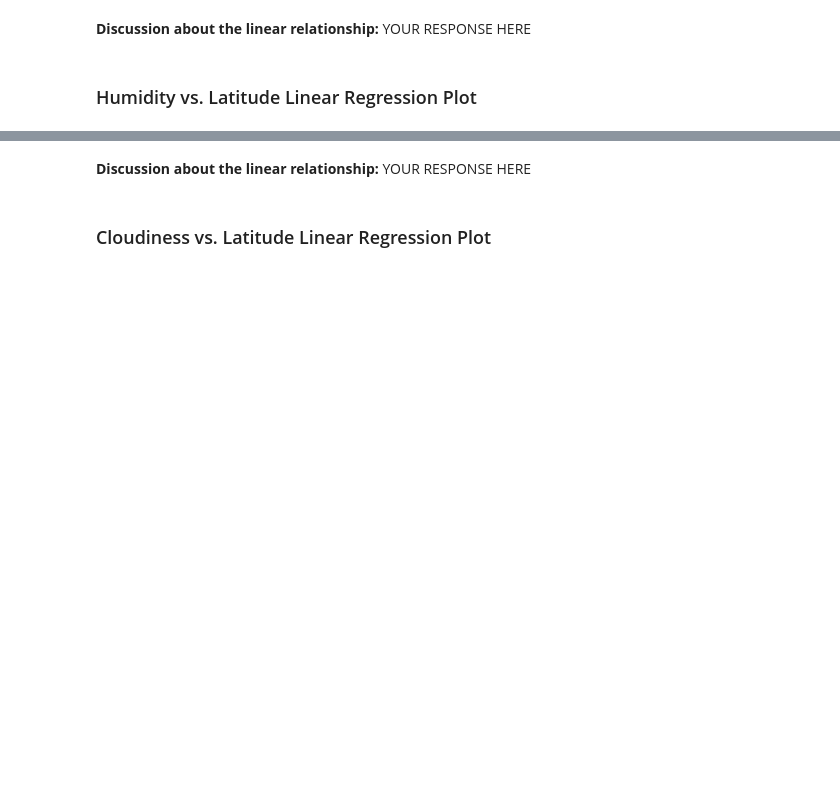
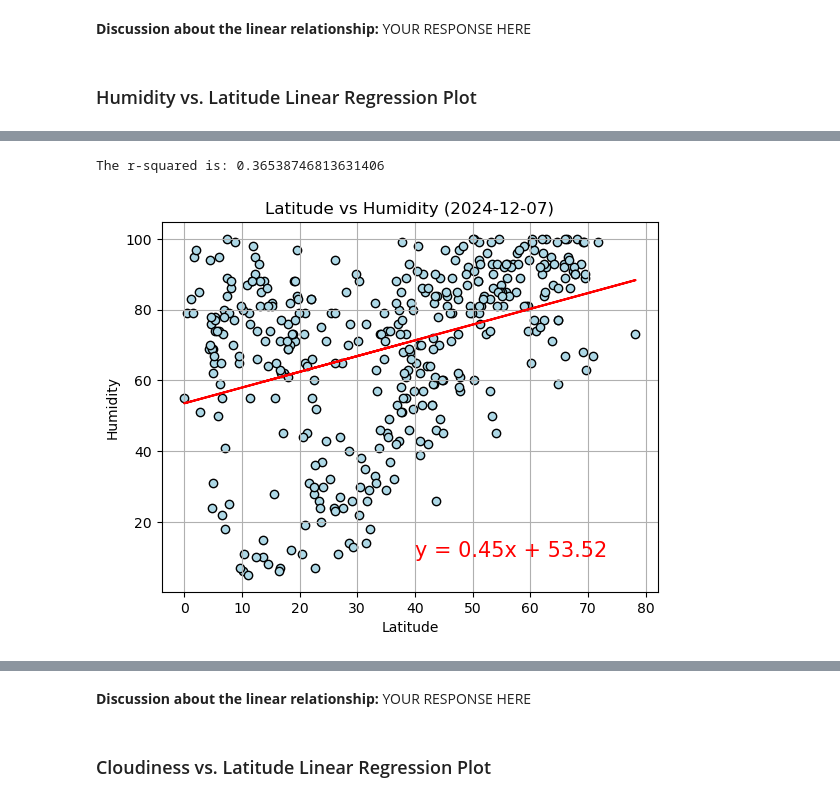
Before and after one commit to Jagar513/python_api_challenge, a Jupyter notebook: WeatherPy/WeatherPy.ipynb, the cells around one changed output, grey strips where cells are left out. Cells and saved outputs as stored; diff of their text form; code cells hidden in the pictures; blank space fills up the shorter version.

```diff
--- a/WeatherPy/WeatherPy.ipynb
+++ b/WeatherPy/WeatherPy.ipynb
@@ -362,0 +351,17 @@ The r^2-value is: 0.00014367159540169783
+# %%
+# Northern Hemisphere
+slope, intercept = plot_linear_regression(northern_hemi_df["Lat"], northern_hemi_df["Humidity"], "Latitude vs Humidity", (40, 10))
+line_eq = "y = " + str(round(slope,2)) + "x + " + str(round(intercept,2))
+
+# Plot
+plt.scatter(northern_hemi_df["Lat"], northern_hemi_df["Humidity"], color='lightblue', edgecolors='black')
+plt.plot(northern_hemi_df["Lat"], slope*northern_hemi_df["Lat"] + intercept, color='red')
+plt.annotate(line_eq, (40, 10), fontsize=15, color='red')
+plt.xlabel('Latitude')
+plt.ylabel('Humidity')
+plt.title('Latitude vs Humidity (2024-12-07)')
+plt.grid(True)
+plt.show()
+# %% [output]
+The r-squared is: 0.36538746813631406
+[figure, added]
```
Also changed, not shown: parts of 24 cells of this notebook, 5 other files.
